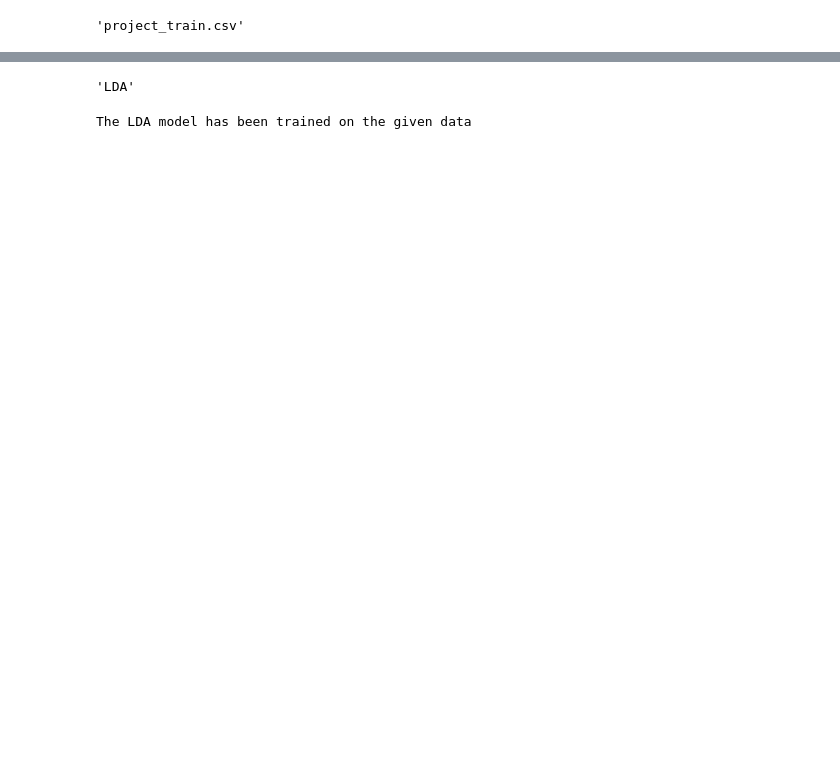
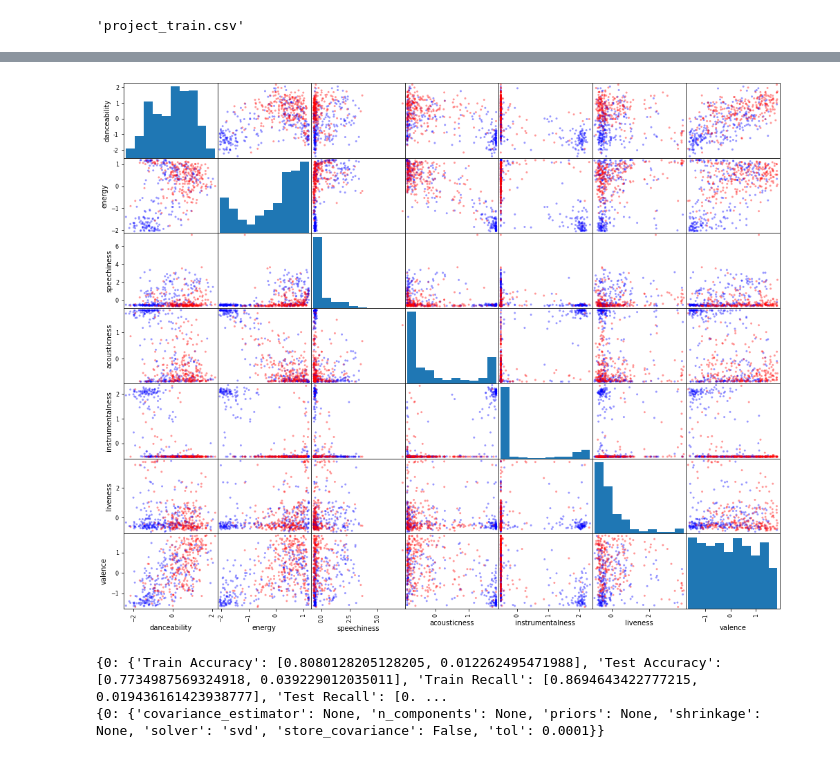
Before and after one commit to sergi-andreu/MMSL, a Jupyter notebook: Project.ipynb, the cells around one changed output, grey strips where cells are left out. Drawn from its saved outputs; the diff is of its cells as text; code cells hidden in the pictures; blank space fills up the shorter version.

Commit message:
K fold cross validation

```diff
--- a/Project.ipynb
+++ b/Project.ipynb
@@ -72,16 +118,18 @@ Name: Label, Length: 505, dtype: int64
 # %%
 from learning_machine import LDA
+# %%
+data.visualize()
+# %% [output]
+[figure, added]
 # %%
 lda = LDA(data)
-lda.input.df
-str(lda)
-# %% [output]
-'LDA'
-# %%
-lda._fit()
-lda._evaluate_training()
-# %% [output]
-The LDA model has been trained on the given data
+# %%
+lda.cross_validation(shuffle=True)
+print(lda.metrics)
+print(lda.fitting_parameters)
+# %% [output]
+{0: {'Train Accuracy': [0.8080128205128205, 0.012262495471988], 'Test Accuracy': [0.7734987569324918, 0.039229012035011], 'Train Recall': [0.8694643422777215, 0.019436161423938777], 'Test Recall': [0. ...
+{0: {'covariance_estimator': None, 'n_components': None, 'priors': None, 'shrinkage': None, 'solver': 'svd', 'store_covariance': False, 'tol': 0.0001}}
 # %%
 lda.metrics
 # %% [output]
```
Also changed, not shown: parts of 13 cells of this notebook, 2 other files.
